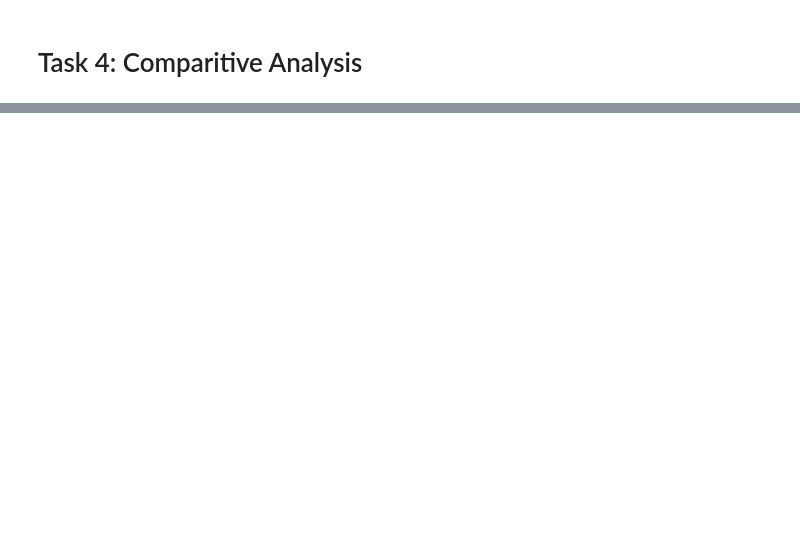
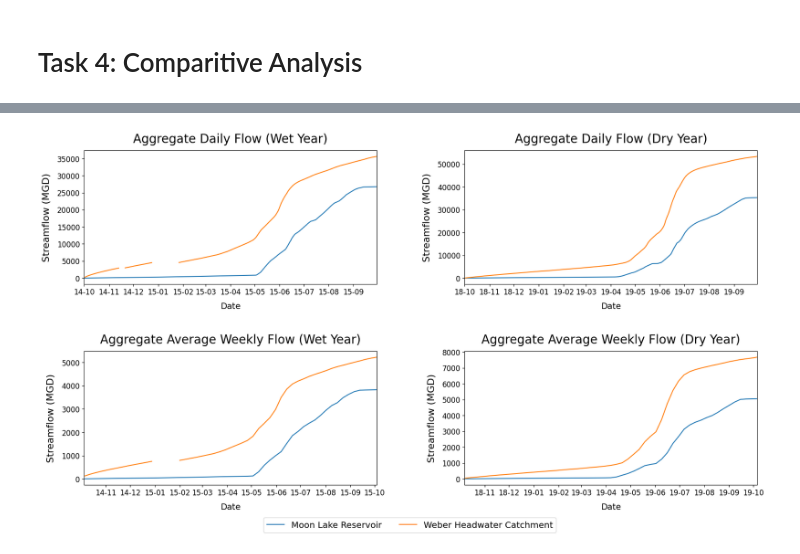
Before and after one commit to eburgon2/Homework1, a Jupyter notebook: notebooks/TimeSeries.ipynb, the cells around one changed output, grey strips where cells are left out. Cells and saved outputs as stored; diff of their text form; code cells hidden in the pictures; blank space fills up the shorter version.

```diff
--- a/notebooks/TimeSeries.ipynb
+++ b/notebooks/TimeSeries.ipynb
@@ -160,16 +198,16 @@ dry_weekly["Weber Headwater Catchment"] = dry_weekly["Weber Headwater Catchment"
 wet_daily["Datetime"] = pd.to_datetime(wet_daily["Datetime"])
 wet_daily.set_index("Datetime", inplace=True)
 
-# wet_weekly["Datetime"] = pd.to_datetime(wet_weekly["Datetime"])
-# wet_weekly.set_index("Datetime", inplace=True)
-
 dry_daily["Datetime"] = pd.to_datetime(dry_daily["Datetime"])
 dry_daily.set_index("Datetime", inplace=True)
 
-# dry_weekly["Datetime"] = pd.to_datetime(dry_weekly["Datetime"])
-# dry_weekly.set_index("Datetime", inplace=True)
+agg_wet_daily["Datetime"] = pd.to_datetime(agg_wet_daily["Datetime"])
+agg_wet_daily.set_index("Datetime", inplace=True)
+
+agg_dry_daily["Datetime"] = pd.to_datetime(agg_dry_daily["Datetime"])
+agg_dry_daily.set_index("Datetime", inplace=True)
 # %%
-#plots
+#plot for aggregate
 
 myFmt = mdates.DateFormatter("%y-%m")
 
@@ -180,44 +218,46 @@ plot2 = ax[0,1]
 plot3 = ax[1,0]
 plot4 = ax[1,1]
 
-plot1.plot(wet_daily)
+plot1.plot(agg_wet_daily)
 plot1.set_title("Aggregate Daily Flow (Wet Year)",fontsize = 20,y=1.03)
 plot1.set_xlabel("Date",fontsize = 14,labelpad=10)
 plot1.set_ylabel("Streamflow (MGD)", fontsize = 16,labelpad=10)
-plot1.set_xlim(wet_daily.index.min(),wet_daily.index.max())
+plot1.set_xlim(agg_wet_daily.index.min(),agg_wet_daily.index.max())
 plot1.tick_params(axis='both', labelsize=12)
 plot1.xaxis.set_major_formatter(myFmt)
 
-plot2.plot(dry_daily)
+plot2.plot(agg_dry_daily)
 plot2.set_title("Aggregate Daily Flow (Dry Year)",fontsize = 20,y=1.03)
 plot2.set_xlabel("Date",fontsize = 14,labelpad=10)
 plot2.set_ylabel("Streamflow (MGD)", fontsize = 16,labelpad=10)
-plot2.set_xlim(dry_daily.index.min(),dry_daily.index.max())
+plot2.set_xlim(agg_dry_daily.index.min(),agg_dry_daily.index.max())
 plot2.tick_params(axis='both', labelsize=12)
 plot2.xaxis.set_major_formatter(myFmt)
 
-plot3.plot(wet_weekly)
+plot3.plot(agg_wet_weekly)
 plot3.set_title("Aggregate Average Weekly Flow (Wet Year)",fontsize = 20,y=1.03)
 plot3.set_xlabel("Date",fontsize = 14,labelpad=10)
 plot3.set_ylabel("Streamflow (MGD)", fontsize = 16,labelpad=10)
-plot3.set_xlim(wet_weekly.index.min(),wet_weekly.index.max())
+plot3.set_xlim(agg_wet_weekly.index.min(),agg_wet_weekly.index.max())
 plot3.tick_params(axis='both', labelsize=12)
 plot3.xaxis.set_major_formatter(myFmt)
 
-plot4.plot(dry_weekly)
+plot4.plot(agg_dry_weekly)
 plot4.set_title("Aggregate Average Weekly Flow (Dry Year)",fontsize = 20,y=1.03)
 plot4.set_xlabel("Date",fontsize = 14,labelpad=10)
 plot4.set_ylabel("Streamflow (MGD)", fontsize = 16,labelpad=10)
-plot4.set_xlim(dry_weekly.index.min(),dry_weekly.index.max())
+plot4.set_xlim(agg_dry_weekly.index.min(),agg_dry_weekly.index.max())
 plot4.tick_params(axis='both', labelsize=12)
 plot4.xaxis.set_major_formatter(myFmt)
 
 plt.subplots_adjust(hspace=0.5, wspace=0.3)
-fig.legend(wet_daily.columns.values,
+fig.legend(agg_wet_daily.columns.values,
            loc='lower center',
            fontsize = 'x-large',
            ncols=2,
            labelspacing = 1,
            bbox_to_anchor=(0.5, -0.01)
            )
 plt.show()
+# %% [output]
+[figure, added]
```
Also changed, not shown: parts of 6 cells of this notebook.
